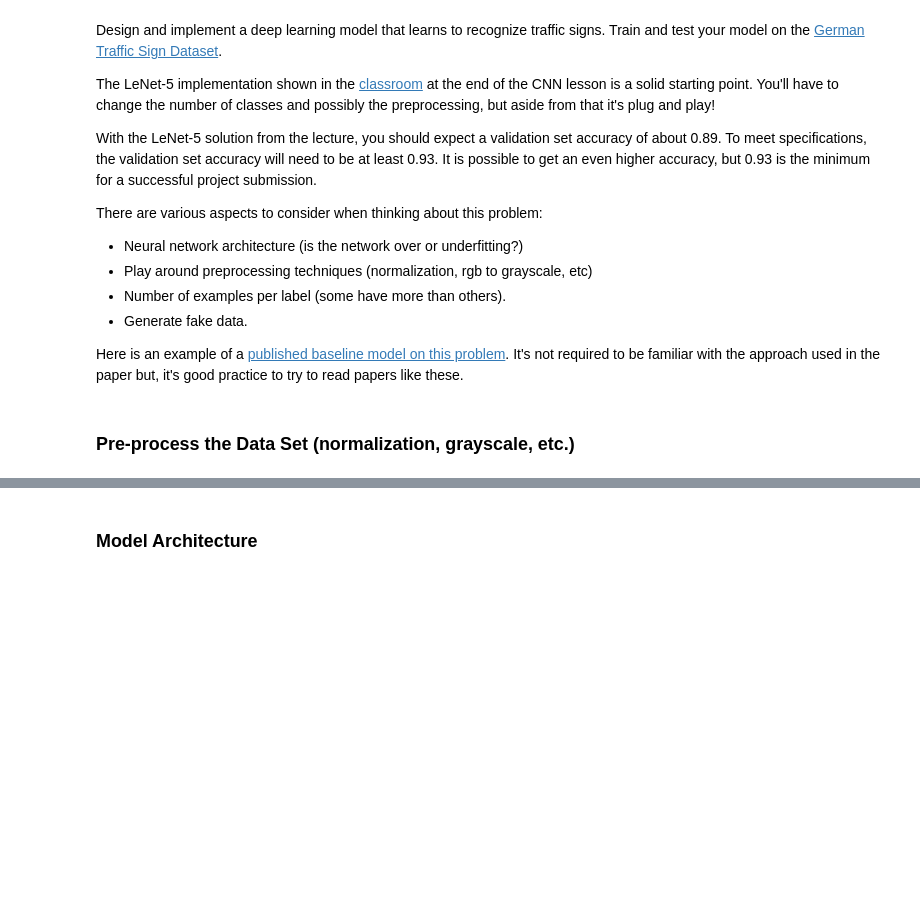
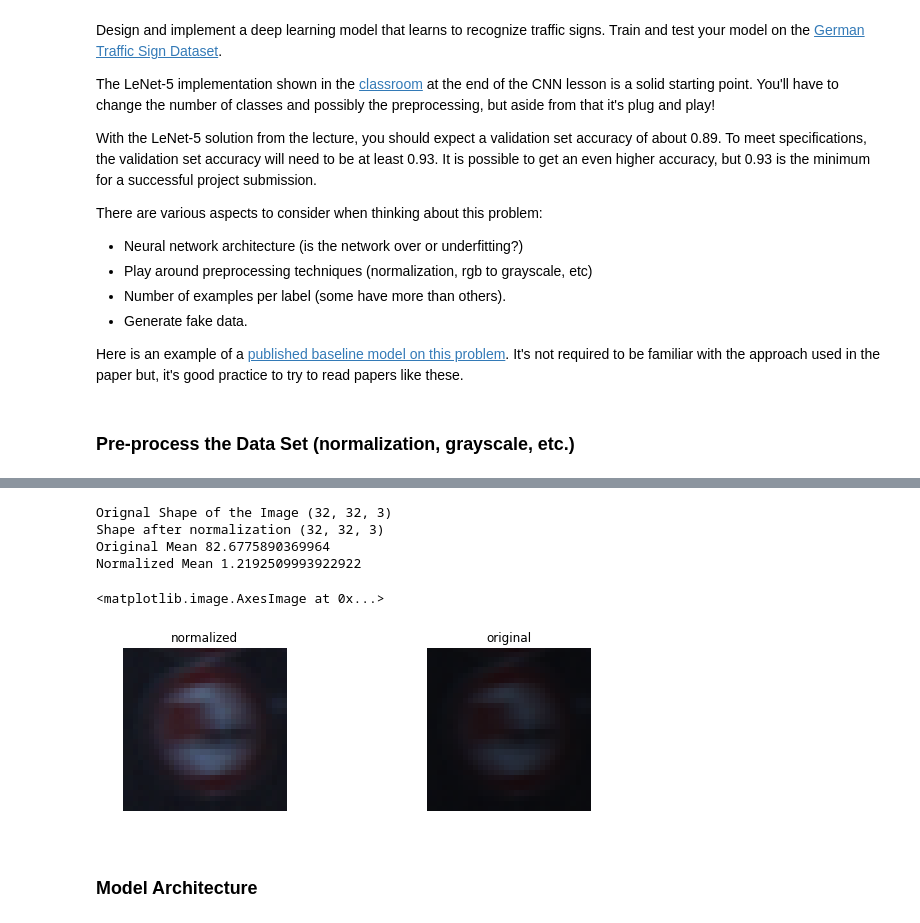
Before and after one commit to mymachinelearnings/CarND-Traffic-Sign-Classifier-Project, a Jupyter notebook: Traffic_Sign_Classifier.ipynb, the cells around one changed output, grey strips where cells are left out. Cells and saved outputs as stored; diff of their text form; code cells hidden in the pictures; blank space fills up the shorter version.

```diff
--- a/Traffic_Sign_Classifier.ipynb
+++ b/Traffic_Sign_Classifier.ipynb
@@ -120,3 +195,33 @@ Use the code cell (or multiple code cells, if necessary) to implement the first
+# %%
+X_train_shuffle_normalized = (X_train_shuffle - 128) / 128
+
+#No change in shape due to normalization
+print('Orignal Shape of the Image {} \nShape after normalization {}'.format(X_train[0].shape,X_train_shuffle_normalized[0].shape))
+
+#Mean value after normalization
+X_train_shuffle_mean = np.mean(X_train_shuffle_normalized)
+
+print('Original Mean {} \nNormalized Mean {}'.format(np.mean(X_train_shuffle), X_train_shuffle_mean))
+
+fig, axs = plt.subplots(1, 2, figsize=(10, 3))
+#CHK
+#axs = axs.ravel()
+
+#axis off won't display the grid along x,y axis
+axs[0].axis('off')
+axs[0].set_title('normalized')
+axs[0].imshow(X_train_shuffle_normalized[0].squeeze(), cmap='gray')
+
+axs[1].axis('off')
+axs[1].set_title('original')
+axs[1].imshow(X_train_shuffle[0].squeeze(), cmap='gray')
+# %% [output]
+Orignal Shape of the Image (32, 32, 3)
+Shape after normalization (32, 32, 3)
+Original Mean 82.6775890369964
+Normalized Mean 1.2192509993922922
+<matplotlib.image.AxesImage at 0x...>
+[figure, added]
 # %% [markdown]
 ### Model Architecture
 # %%
```
Also changed, not shown: parts of 8 cells of this notebook.
